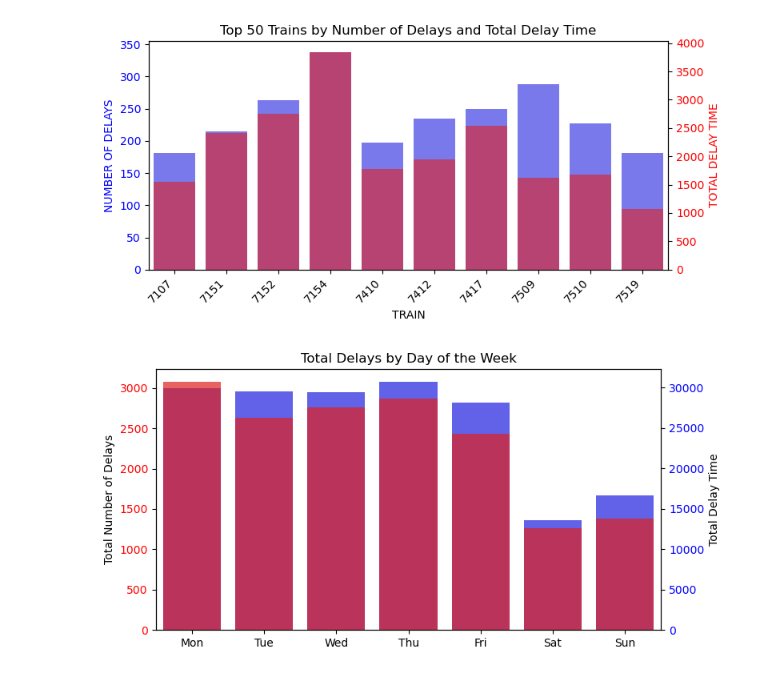
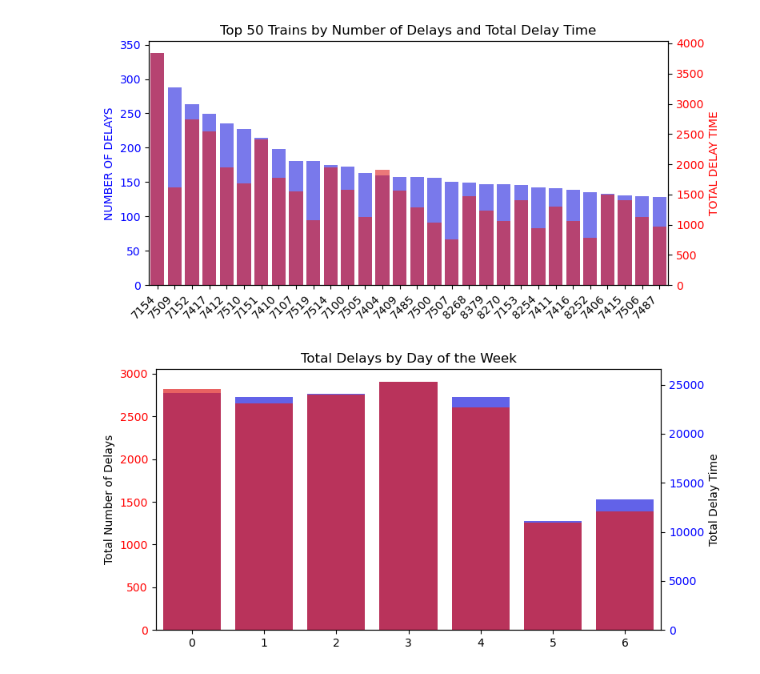
Before and after one commit to iorthethug/IAI-eMaintenance-Assignment-2, a Jupyter notebook: main.ipynb, the cells around one changed output. Drawn from its saved outputs; the diff is of its cells as text; code cells hidden in the pictures.

```diff
--- a/main.ipynb
+++ b/main.ipynb
@@ -50,6 +50,8 @@ CAN PROB REMOVE THAT UNKNOWN ROUTE
 #first column was empty so it got removed.
 df.drop(columns=["Unnamed: 0", "Operator", "Train ID", "Train mission", "Reason code", "Reason code - level 1", "Reason code Level 2", "Reason code Level 3", "Train number", "Year"], axis=1, inplace=True)
 
+#remove all rows where the route was not specified
+df = df[df["Route"] != "-"]
 
 #save to check the data
 df.to_csv("outputBeforeGeopy.csv", index=False)
@@ -261,28 +227,36 @@ plt.show()
 # %%
-#top 50 trains
-top_50_trains = train_delay_summ_sort_tåg.head(10)
+#created new df because I didnt want totaldelaytime as a column in original
+top_50_trains = df.groupby("Tågnr").agg(
+    DelayCount=("registered delay", "count"),
+    TotalDelayTime=("registered delay", "sum")
+)
+
+#sorting of the barplot
+top_50_trains = top_50_trains.reset_index()
+top_50_trains = top_50_trains.sort_values(by=["DelayCount", "TotalDelayTime"], ascending=False).head(30)
+train_order = top_50_trains["Tågnr"]
 
 # fst axis
 fig, ax1 = plt.subplots(figsize=(8, 4))
-sb.barplot(x=top_50_trains.index, y="DelayCount", data=top_50_trains, ax=ax1, color="blue", alpha=0.6)
-ax1.set_xlabel("TRAIN")
+sb.barplot(x="Tågnr", y="DelayCount", data=top_50_trains, ax=ax1, color="blue", alpha=0.6, order=train_order)
+ax1.set_xlabel("")
 ax1.set_ylabel("NUMBER OF DELAYS", color="blue")
 ax1.tick_params(axis='y', labelcolor="blue")
 ax1.set_xticklabels(ax1.get_xticklabels(), rotation=45, ha="right")
 
 # snd axis
 ax2 = ax1.twinx()
-sb.barplot(x=top_50_trains.index, y="TotalDelayTime", data=top_50_trains, ax=ax2, color="red", alpha=0.6)
+sb.barplot(x="Tågnr", y="TotalDelayTime", data=top_50_trains, ax=ax2, color="red", alpha=0.6)
 ax2.set_ylabel("TOTAL DELAY TIME", color="red")
 ax2.tick_params(axis='y', labelcolor="red")
 
 
 plt.title("Top 50 Trains by Number of Delays and Total Delay Time")
 plt.tight_layout()
 
 plt.show()
 # %% [output]
-[figure, old version]
+[figure, new version]
 # %%
 #created new df because I didnt want totaldelaytime as a column in original
 # grped by day of the week and aggregates the total delays and counts
@@ -291,8 +265,6 @@ day_delay_summ = df.groupby('WeekDay').agg(
     TotalDelayTime=('registered delay', 'sum')
 ).reset_index()
 
-#order x axis from mon to sun
-day_delay_summ['WeekDay'] = pd.Categorical(day_delay_summ['WeekDay'], categories=day_names, ordered=True)
 
 # fst axis
 fig, ax1 = plt.subplots(figsize=(8, 4))
@@ -317,5 +289,5 @@ plt.xticks(rotation=45)
 plt.tight_layout()
 plt.show()
 # %% [output]
-[figure, old version]
+[figure, new version]
 # %%
```
Also changed, not shown: parts of 30 cells of this notebook.
